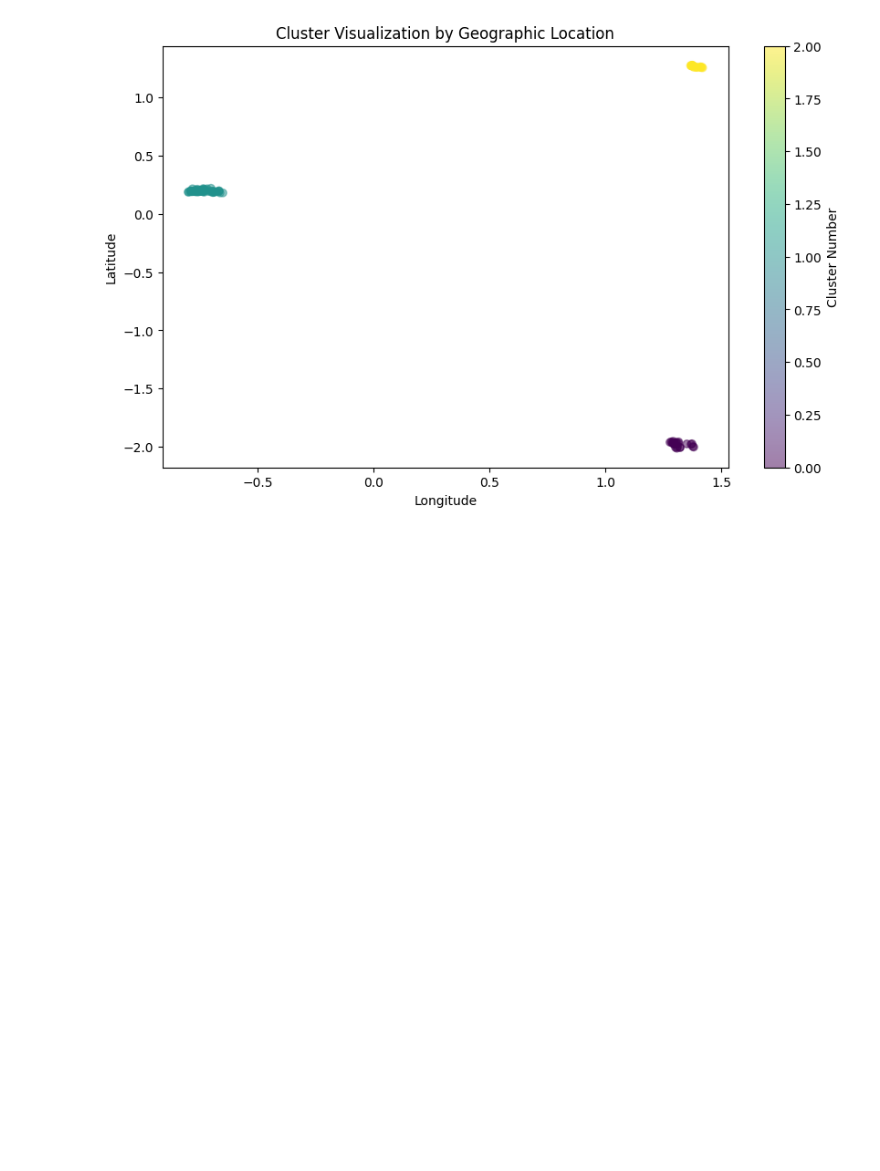
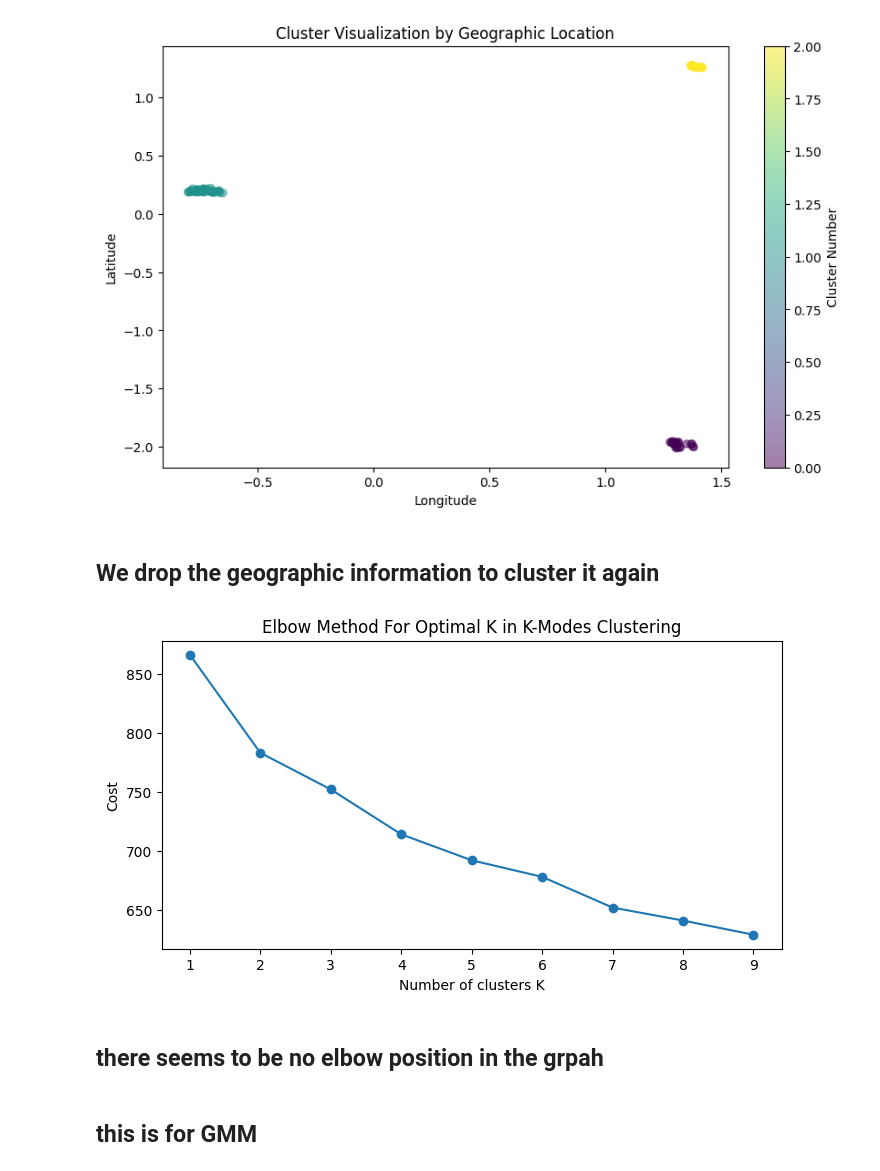
Before and after one commit to SimingSiming/Restaurant-Recommender-System, a Jupyter notebook: Clustering.ipynb, the cells around one changed output. Cells and saved outputs as stored; diff of their text form; code cells hidden in the pictures; blank space fills up the shorter version.

Commit message:
add more clusterings

```diff
--- a/Clustering.ipynb
+++ b/Clustering.ipynb
@@ -334,21 +334,3 @@ plt.show()
 ## Personal Attributes Clusters (Kmodes)
 # %%
 X_person = X[['smoker', 'drink_level', 'dress_preference','interest', 'personality']]
-# %%
-# List to keep track of cost for each K
-costs = []
-K_range = range(1, 20)  # Adjust the range based on your needs
-
-for K in K_range:
-    km = KModes(n_clusters=K, init='Huang', n_init=5, verbose=0)
-    km.fit(X_person)
-    costs.append(km.cost_)
-
-# Plotting the elbow curve
-plt.figure(figsize=(8, 4))
-plt.plot(K_range, costs, marker='o')
-plt.xlabel('Number of clusters (K)')
-plt.ylabel('Cost')
-plt.title('K-Modes Clustering Elbow Method')
-plt.xticks(K_range)
-plt.show()
@@ -860,3 +840,5 @@ plt.colorbar(scatter, label='Cluster Number')
 plt.show()
 # %% [output]
 [figure]
+# %% [markdown]
+## We drop the geographic information to cluster it again
@@ -862,0 +847,23 @@ plt.show()
+# %%
+from kmodes.kmodes import KModes
+
+K_range = range(1, 10)
+
+costs = []
+
+for K in K_range:
+    km = KModes(n_clusters=K, init='Huang', n_init=5, verbose=0)
+    km.fit(restaurant_cluster)
+    costs.append(km.cost_)
+
+# Plotting the elbow plot
+plt.figure(figsize=(8, 4))
+plt.plot(K_range, costs, marker='o')
+plt.xlabel('Number of clusters K')
+plt.ylabel('Cost')
+plt.title('Elbow Method For Optimal K in K-Modes Clustering')
+plt.show()
+# %% [output]
+[figure, added]
+# %% [markdown]
+## there seems to be no elbow position in the grpah
@@ -862,0 +872,2 @@ plt.show()
+# %% [markdown]
+## this is for GMM
```
Also changed, not shown: parts of 20 cells of this notebook.
